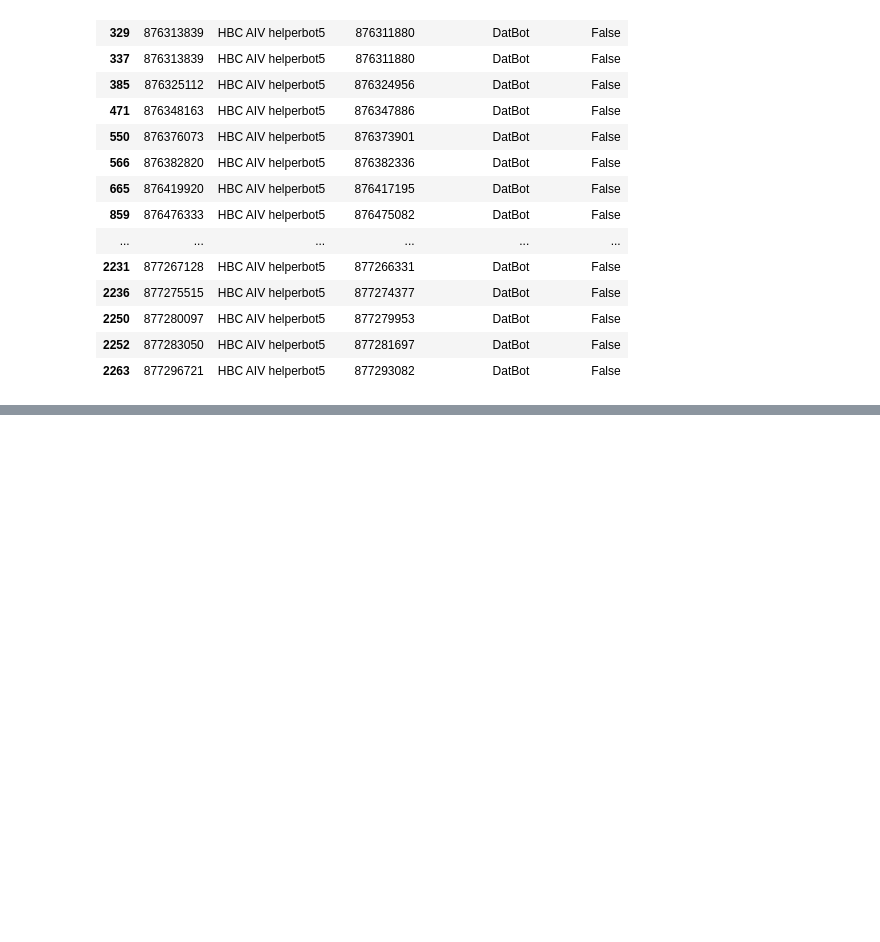
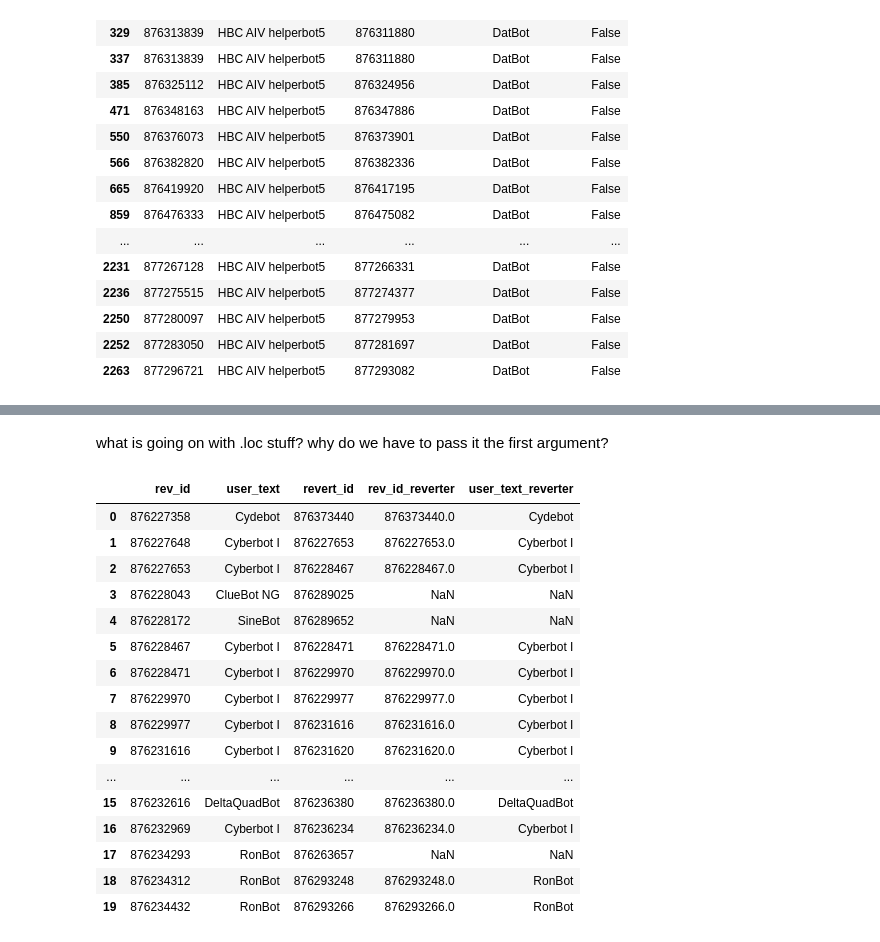
Before and after one commit to levon003/wiki-ores-feedback, a Jupyter notebook: reu2021/analysis_abby.ipynb, the cells around one changed output, grey strips where cells are left out. Saved outputs shown, nothing was run; the diff lists cells and outputs as text; code cells hidden in the pictures; blank space fills up the shorter version.

```diff
--- a/reu2021/analysis_abby.ipynb
+++ b/reu2021/analysis_abby.ipynb
@@ -616,0 +643,38 @@ thus we conclude that they are workings
+# %%
+# df_bots holds reverted stuff within one week by bots
+sdf1 = df_bots.loc[df_bots.is_reverted, ["rev_id", "user_text", "revert_id"]]
+sdf1.revert_id = sdf1.revert_id.astype('int')
+
+# df_another holds possible reverting changes
+sdf2 = df_another[["rev_id", 'user_text']]
+# %% [markdown]
+what is going on with .loc stuff?
+why do we have to pass it the first argument?
+# %%
+# subset bot-bot reverts using merge
+
+x = pd.merge(sdf1, sdf2,
+             how='left',
+             left_on='revert_id',
+             right_on='rev_id',
+             suffixes=('', '_reverter')
+)
+x.head(20)
+# %% [output]
+|  | rev_id | user_text | revert_id | rev_id_reverter | user_text_reverter |
+| 0 | 876227358 | Cydebot | 876373440 | 876373440.0 | Cydebot |
+| 1 | 876227648 | Cyberbot I | 876227653 | 876227653.0 | Cyberbot I |
+| 2 | 876227653 | Cyberbot I | 876228467 | 876228467.0 | Cyberbot I |
+| 3 | 876228043 | ClueBot NG | 876289025 | NaN | NaN |
+| 4 | 876228172 | SineBot | 876289652 | NaN | NaN |
+| 5 | 876228467 | Cyberbot I | 876228471 | 876228471.0 | Cyberbot I |
+| 6 | 876228471 | Cyberbot I | 876229970 | 876229970.0 | Cyberbot I |
+| 7 | 876229970 | Cyberbot I | 876229977 | 876229977.0 | Cyberbot I |
+| 8 | 876229977 | Cyberbot I | 876231616 | 876231616.0 | Cyberbot I |
+| 9 | 876231616 | Cyberbot I | 876231620 | 876231620.0 | Cyberbot I |
+| ... | ... | ... | ... | ... | ... |
+| 15 | 876232616 | DeltaQuadBot | 876236380 | 876236380.0 | DeltaQuadBot |
+| 16 | 876232969 | Cyberbot I | 876236234 | 876236234.0 | Cyberbot I |
+| 17 | 876234293 | RonBot | 876263657 | NaN | NaN |
+| 18 | 876234312 | RonBot | 876293248 | 876293248.0 | RonBot |
+| 19 | 876234432 | RonBot | 876293266 | 876293266.0 | RonBot |
```
Also changed, not shown: parts of 10 cells of this notebook.
